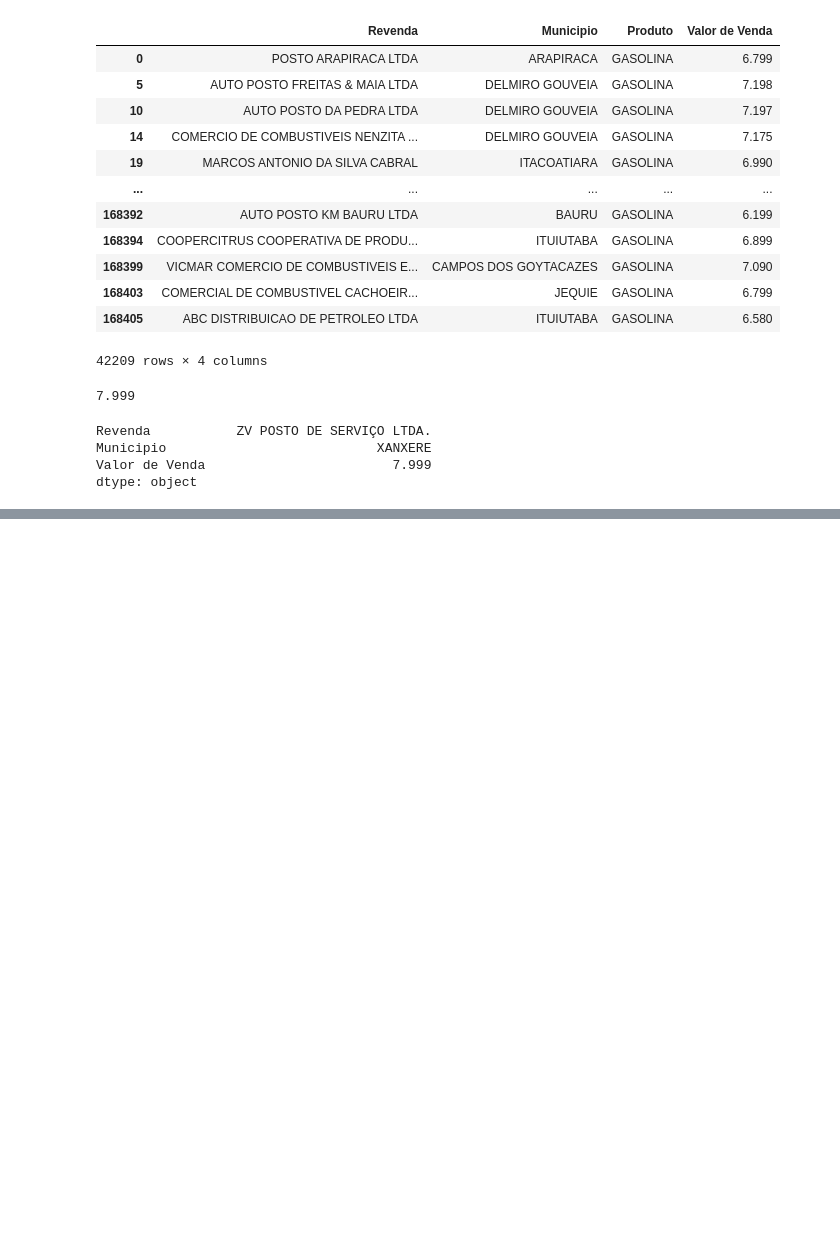
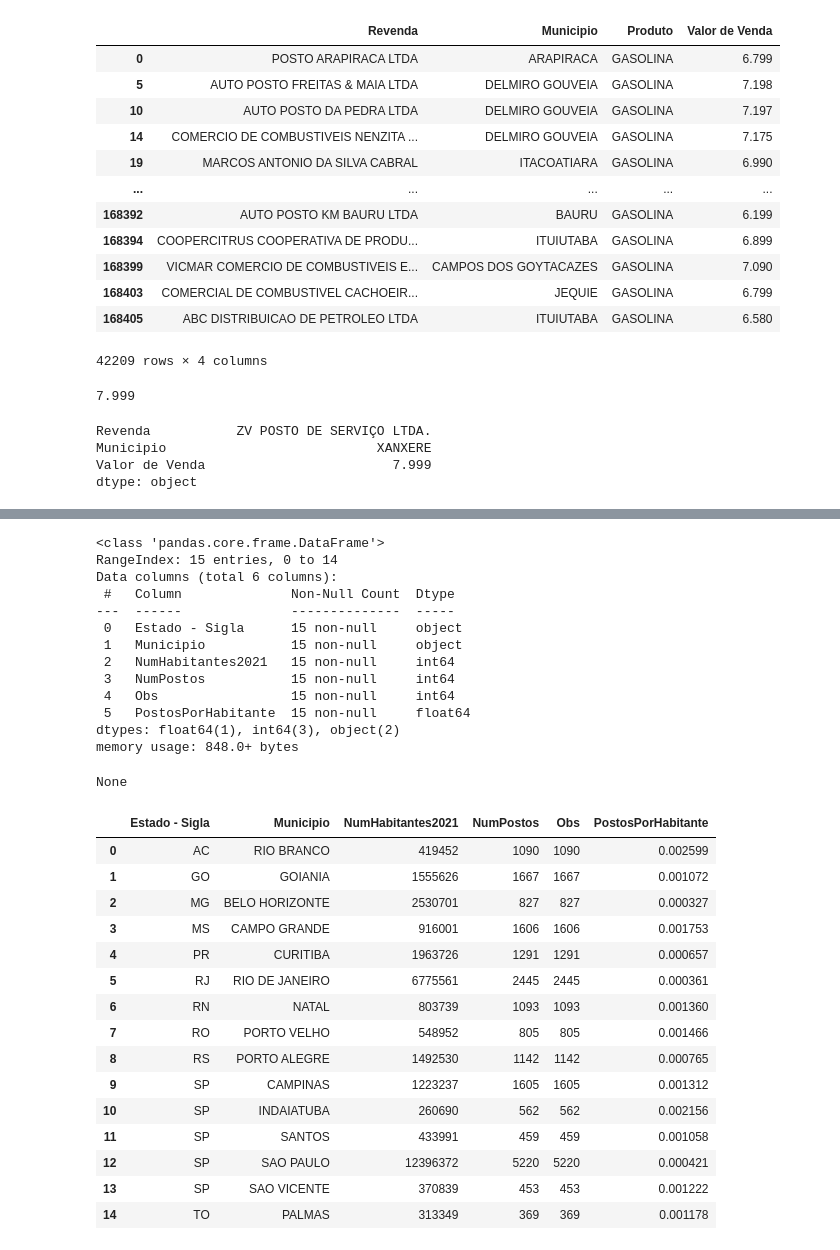
Before and after one commit to RafaelFortes01/CursoDeExtensaoPythonPandas, a Jupyter notebook: Primeiro_Exemplo_em_Pandas.ipynb, the cells around one changed output, grey strips where cells are left out. Saved outputs shown, nothing was run; the diff lists cells and outputs as text; code cells hidden in the pictures; blank space fills up the shorter version.

```diff
--- a/Primeiro_Exemplo_em_Pandas.ipynb
+++ b/Primeiro_Exemplo_em_Pandas.ipynb
@@ -216,0 +359,7 @@ dtype: object
+# %%
+# Calcular postos de gasolina por habitante temos na amostragem de
+# combustiveis nov/2021
+
+num_habitantes_df = pd.read_csv("ibge_num_habitantes_estimado.csv", sep=";")
+num_habitantes_df.rename(columns={"Estado":"Estado - Sigla"}, inplace=True)
+display(num_habitantes_df)
@@ -216,0 +384,5 @@ dtype: object
+# %%
+# Faz um MERGE dos dois dataframes
+colunas = ['Municipio', 'Estado - Sigla']
+merge_df = combustiveis_df.merge(num_habitantes_df, how="inner", on=colunas)
+display(merge_df)
@@ -216,0 +403,4 @@ dtype: object
+# %%
+#Destruir coluna completamente vazia (todas as linhas são nulas)
+merge_df.dropna(axis='columns', inplace=True)
+print(merge_df.info())
@@ -216,0 +425,9 @@ dtype: object
+# %%
+colunas=['Regiao - Sigla', 'Nome da Rua', 'Numero Rua',
+         'Bairro', 'Cep', 'Produto', 'Data da Coleta', 'Valor de Venda',
+         'Unidade de Medida', 'Bandeira', 'Ativo', 'Status do Valor de Venda',
+         'Valor de Venda - Status']
+
+merge_df.drop(labels=colunas, axis=1, inplace=True)
+
+print(merge_df.info())
@@ -216,0 +474,44 @@ dtype: object
+# %%
+#AQUI O FINAL ESTÁ COM PROBLEMA
+
+#Agrupar e contar quantos postos tem na cidade..
+postos_por_municipio_df = merge_df.groupby(by=['Estado - Sigla', 'Municipio', 'NumHabitantes2021']).count()
+postos_por_municipio_df.reset_index(inplace=True)
+#display(postos_por_municipio_df.info())
+postos_por_municipio_df.drop('CNPJ da Revenda', axis=1, inplace=True)
+postos_por_municipio_df.rename(columns={"Revenda": "NumPostos"}, inplace=True)
+
+postos_por_municipio_df['PostosPorHabitante'] = postos_por_municipio_df['NumPostos'] / postos_por_municipio_df['NumHabitantes2021']
+display(postos_por_municipio_df.info())
+display(postos_por_municipio_df)
+# %% [output]
+<class 'pandas.core.frame.DataFrame'>
+RangeIndex: 15 entries, 0 to 14
+Data columns (total 6 columns):
+ #   Column              Non-Null Count  Dtype
+---  ------              --------------  -----
+ 0   Estado - Sigla      15 non-null     object
+ 1   Municipio           15 non-null     object
+ 2   NumHabitantes2021   15 non-null     int64
+ 3   NumPostos           15 non-null     int64
+ 4   Obs                 15 non-null     int64
+ 5   PostosPorHabitante  15 non-null     float64
+dtypes: float64(1), int64(3), object(2)
+memory usage: 848.0+ bytes
+None
+|  | Estado - Sigla | Municipio | NumHabitantes2021 | NumPostos | Obs | PostosPorHabitante |
+| 0 | AC | RIO BRANCO | 419452 | 1090 | 1090 | 0.002599 |
+| 1 | GO | GOIANIA | 1555626 | 1667 | 1667 | 0.001072 |
+| 2 | MG | BELO HORIZONTE | 2530701 | 827 | 827 | 0.000327 |
+| 3 | MS | CAMPO GRANDE | 916001 | 1606 | 1606 | 0.001753 |
+| 4 | PR | CURITIBA | 1963726 | 1291 | 1291 | 0.000657 |
+| 5 | RJ | RIO DE JANEIRO | 6775561 | 2445 | 2445 | 0.000361 |
+| 6 | RN | NATAL | 803739 | 1093 | 1093 | 0.001360 |
+| 7 | RO | PORTO VELHO | 548952 | 805 | 805 | 0.001466 |
+| 8 | RS | PORTO ALEGRE | 1492530 | 1142 | 1142 | 0.000765 |
+| 9 | SP | CAMPINAS | 1223237 | 1605 | 1605 | 0.001312 |
+| 10 | SP | INDAIATUBA | 260690 | 562 | 562 | 0.002156 |
+| 11 | SP | SANTOS | 433991 | 459 | 459 | 0.001058 |
+| 12 | SP | SAO PAULO | 12396372 | 5220 | 5220 | 0.000421 |
+| 13 | SP | SAO VICENTE | 370839 | 453 | 453 | 0.001222 |
+| 14 | TO | PALMAS | 313349 | 369 | 369 | 0.001178 |
```
Also changed, not shown: parts of 14 cells of this notebook.
